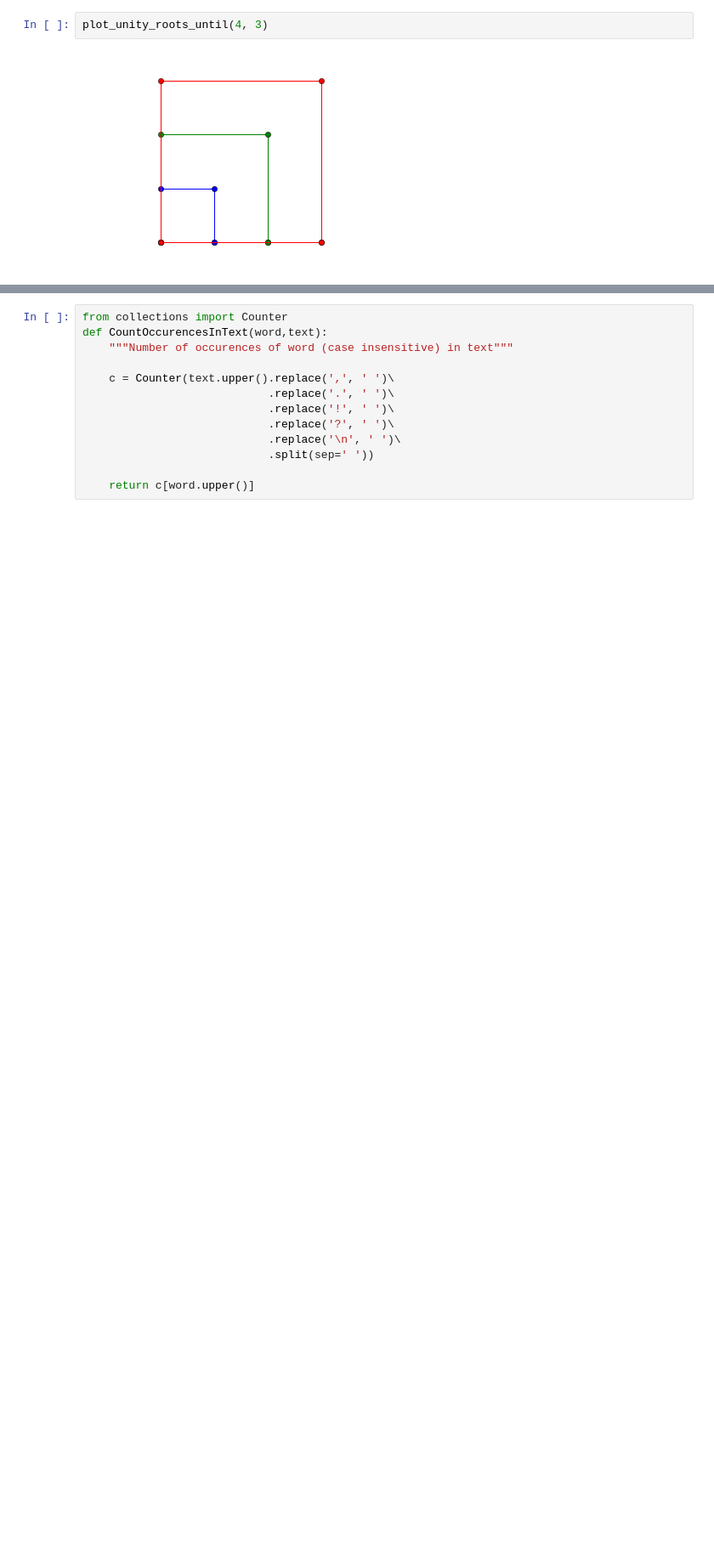
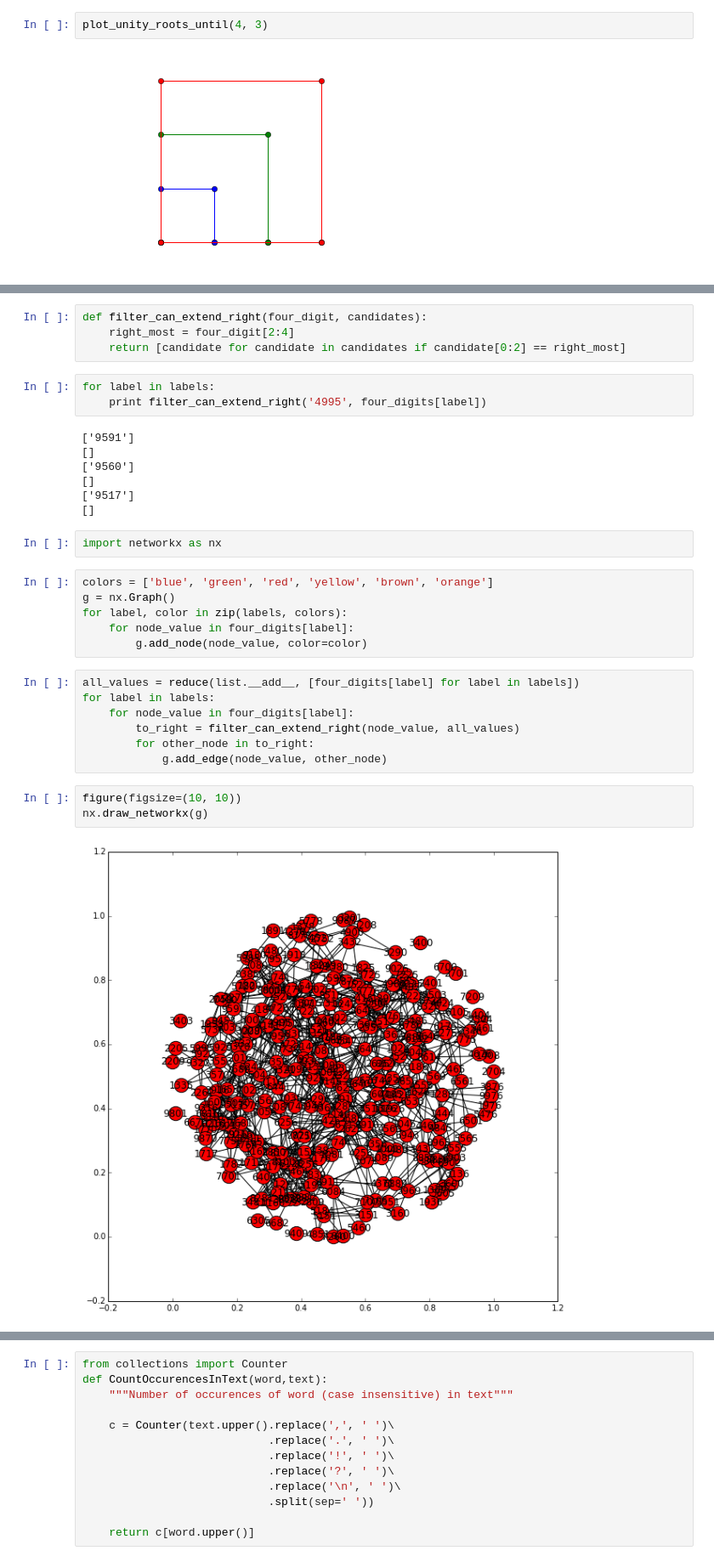
Before and after one commit to flothesof/posts, a Jupyter notebook: 20141202_Euler61.ipynb, the cells around one changed output, grey strips where cells are left out. Shown at 85% size. Drawn from its saved outputs; the diff is of its cells as text; blank space fills up the shorter version.

```diff
--- a/20141202_Euler61.ipynb
+++ b/20141202_Euler61.ipynb
@@ -105,0 +152,34 @@ Définition de la fonction.
+# %%
+def filter_can_extend_right(four_digit, candidates):
+    right_most = four_digit[2:4]
+    return [candidate for candidate in candidates if candidate[0:2] == right_most]
+# %%
+for label in labels:
+    print filter_can_extend_right('4995', four_digits[label])
+# %% [output]
+['9591']
+[]
+['9560']
+[]
+['9517']
+[]
+# %%
+import networkx as nx
+# %%
+colors = ['blue', 'green', 'red', 'yellow', 'brown', 'orange']
+g = nx.Graph()
+for label, color in zip(labels, colors):
+    for node_value in four_digits[label]:
+        g.add_node(node_value, color=color)
+# %%
+all_values = reduce(list.__add__, [four_digits[label] for label in labels])
+for label in labels:
+    for node_value in four_digits[label]:
+        to_right = filter_can_extend_right(node_value, all_values)
+        for other_node in to_right:
+            g.add_edge(node_value, other_node)
+# %%
+figure(figsize=(10, 10))
+nx.draw_networkx(g)
+# %% [output]
+[figure, added]
```
Also changed, not shown: parts of 24 cells of this notebook.
